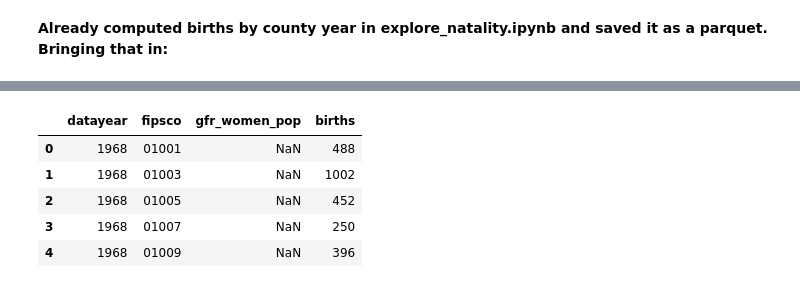
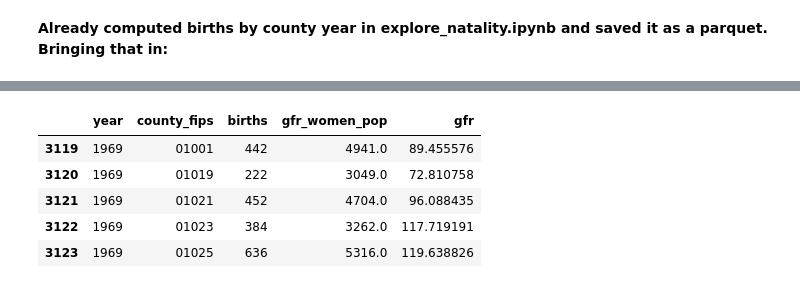
Before and after one commit to elizagoler/RecessionFertility, a Jupyter notebook: source/derived/county_gfrs/calculate_gfrs.ipynb, the cells around one changed output, grey strips where cells are left out. Saved outputs shown, nothing was run; the diff lists cells and outputs as text; code cells hidden in the pictures.

```diff
--- a/source/derived/county_gfrs/calculate_gfrs.ipynb
+++ b/source/derived/county_gfrs/calculate_gfrs.ipynb
@@ -421,0 +366,2 @@ gfr_women_pop_1969_1995_df['fipsco'] = gfr_women_pop_1969_1995_df['fipsco'].asty
+# %%
+gfr_women_pop_1969_2023_df['year'] = gfr_women_pop_1969_2023_df['year'].astype(str)
@@ -422,12 +376,8 @@ gfr_women_pop_1969_1995_df['fipsco'] = gfr_women_pop_1969_1995_df['fipsco'].asty
 # %%
-# Ensure datayear is string in both DataFrames before merging
-births_per_county_year['datayear'] = births_per_county_year['datayear'].astype(str)
-gfr_women_pop_1969_1995_df['datayear'] = gfr_women_pop_1969_1995_df['datayear'].astype(str)
-
-gfr_1969_1995_df = pd.merge(
-    births_per_county_year,
-    gfr_women_pop_1969_1995_df,
+gfr_1968_1995_df = pd.merge(
+    births_by_county_year[['year', 'county_fips', 'births']],
+    gfr_women_pop_1969_2023_df,
     how='left',
-    left_on=['datayear', 'fipsco'],
-    right_on=['datayear', 'fipsco']
+    left_on=['year', 'county_fips'],
+    right_on=['year', 'county_fips']
 )
@@ -458,0 +384,2 @@ gfr_1969_1995 = gfr_1969_1995[['datayear', 'fipsco', 'gfr_women_pop', 'births']]
+# %%
+gfr_1969_1995_df = gfr_1968_1995_df[gfr_1968_1995_df['year'] != '1968']
@@ -459,9 +395,13 @@ gfr_1969_1995 = gfr_1969_1995[['datayear', 'fipsco', 'gfr_women_pop', 'births']]
+# %%
+gfr_1969_1995 = gfr_1969_1995_df.copy()
+gfr_1969_1995['gfr'] = (gfr_1969_1995['births'] / gfr_1969_1995['gfr_women_pop']) * 1000
 # %%
+gfr_1969_1995 = gfr_1969_1995.drop(columns=['fips_county_suffix'], errors='ignore')
 gfr_1969_1995.head()
 # %% [output]
-|  | datayear | fipsco | gfr_women_pop | births |
-| 0 | 1968 | 01001 | NaN | 488 |
-| 1 | 1968 | 01003 | NaN | 1002 |
-| 2 | 1968 | 01005 | NaN | 452 |
-| 3 | 1968 | 01007 | NaN | 250 |
-| 4 | 1968 | 01009 | NaN | 396 |
+|  | year | county_fips | births | gfr_women_pop | gfr |
+| 3119 | 1969 | 01001 | 442 | 4941.0 | 89.455576 |
+| 3120 | 1969 | 01019 | 222 | 3049.0 | 72.810758 |
+| 3121 | 1969 | 01021 | 452 | 4704.0 | 96.088435 |
+| 3122 | 1969 | 01023 | 384 | 3262.0 | 117.719191 |
+| 3123 | 1969 | 01025 | 636 | 5316.0 | 119.638826 |
```
Also changed, not shown: parts of 64 cells of this notebook.
